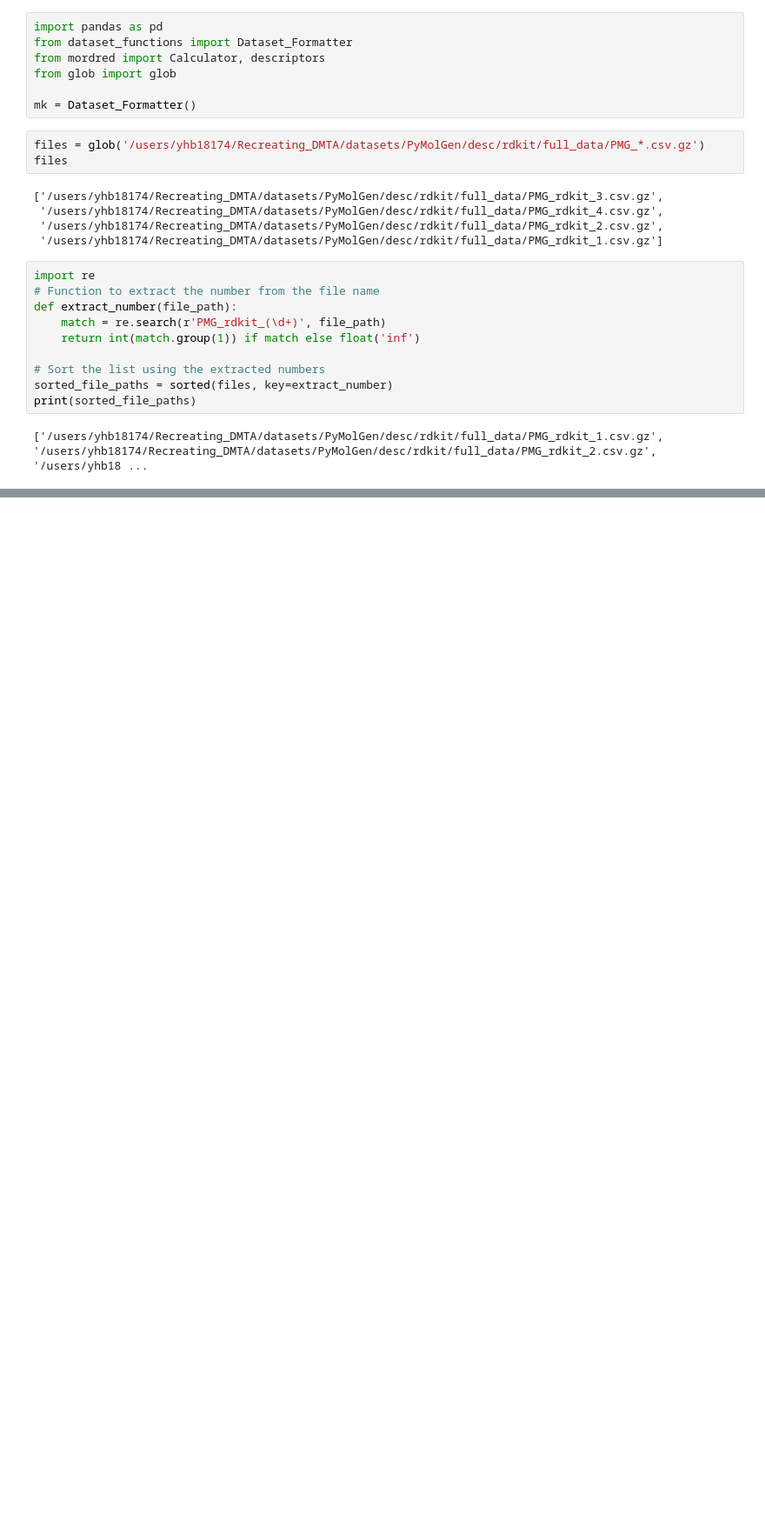
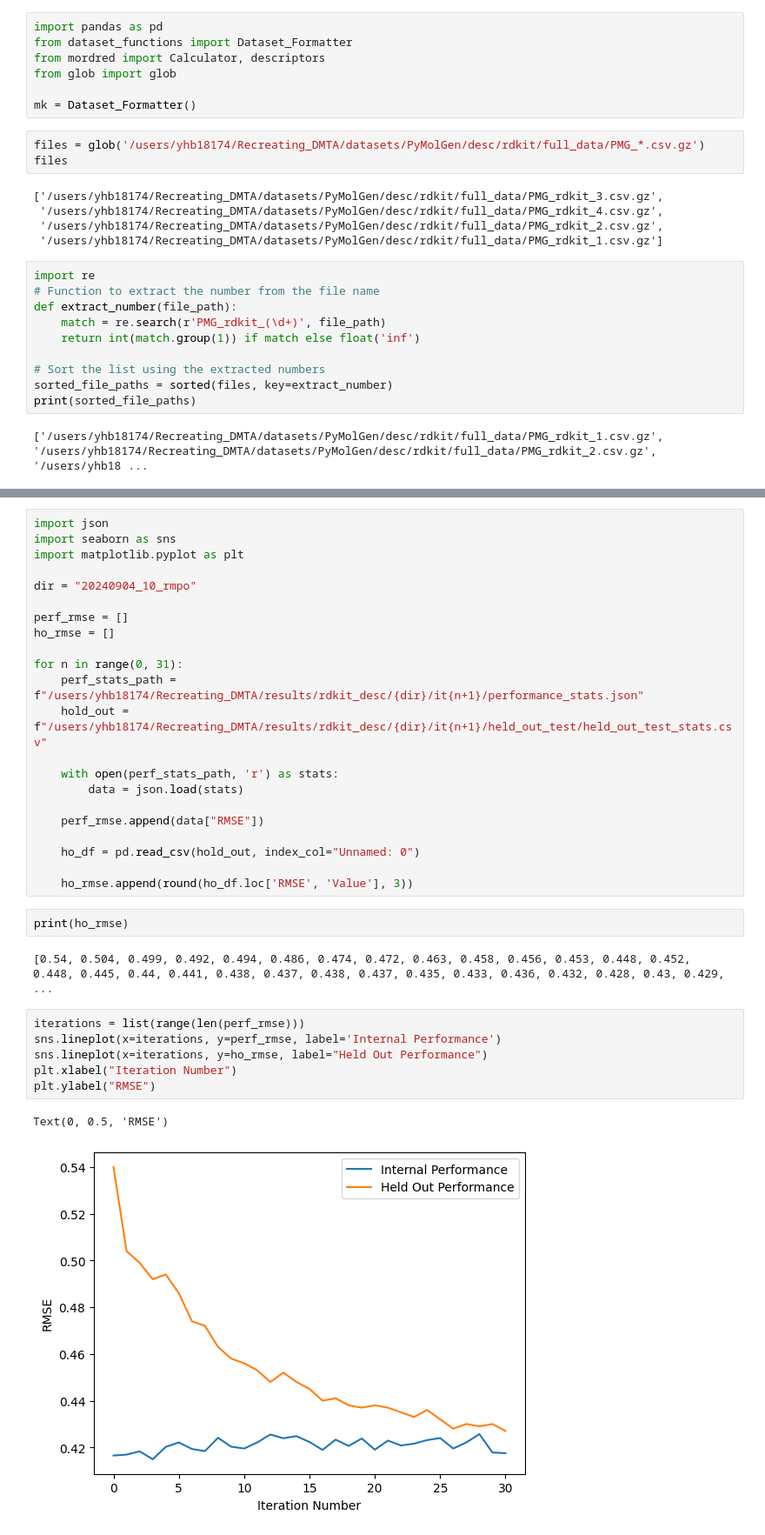
Before and after one commit to yhb18174/Recreating_DMTA, a Jupyter notebook: scripts/dataset/dataset_testing.ipynb, the cells around one changed output, grey strips where cells are left out. Shown: that part at 87% size. Cells and saved outputs as stored; diff of their text form; blank space fills up the shorter version.

```diff
--- a/scripts/dataset/dataset_testing.ipynb
+++ b/scripts/dataset/dataset_testing.ipynb
@@ -45,0 +124,35 @@ test_full.to_csv('/users/yhb18174/Recreating_DMTA/datasets/PyMolGen/desc/rdkit/f
+# %%
+import json
+import seaborn as sns
+import matplotlib.pyplot as plt
+
+dir = "20240904_10_rmpo"
+
+perf_rmse = []
+ho_rmse = []
+
+for n in range(0, 31):
+    perf_stats_path = f"/users/yhb18174/Recreating_DMTA/results/rdkit_desc/{dir}/it{n+1}/performance_stats.json"
+    hold_out = f"/users/yhb18174/Recreating_DMTA/results/rdkit_desc/{dir}/it{n+1}/held_out_test/held_out_test_stats.csv"
+
+    with open(perf_stats_path, 'r') as stats:
+        data = json.load(stats)
+
+    perf_rmse.append(data["RMSE"])
+
+    ho_df = pd.read_csv(hold_out, index_col="Unnamed: 0")
+
+    ho_rmse.append(round(ho_df.loc['RMSE', 'Value'], 3))
+# %%
+print(ho_rmse)
+# %% [output]
+[0.54, 0.504, 0.499, 0.492, 0.494, 0.486, 0.474, 0.472, 0.463, 0.458, 0.456, 0.453, 0.448, 0.452, 0.448, 0.445, 0.44, 0.441, 0.438, 0.437, 0.438, 0.437, 0.435, 0.433, 0.436, 0.432, 0.428, 0.43, 0.429, ...
+# %%
+iterations = list(range(len(perf_rmse)))
+sns.lineplot(x=iterations, y=perf_rmse, label='Internal Performance')
+sns.lineplot(x=iterations, y=ho_rmse, label="Held Out Performance")
+plt.xlabel("Iteration Number")
+plt.ylabel("RMSE")
+# %% [output]
+Text(0, 0.5, 'RMSE')
+[figure, added]
```
Also changed, not shown: parts of 28 cells of this notebook, 25 other files.
